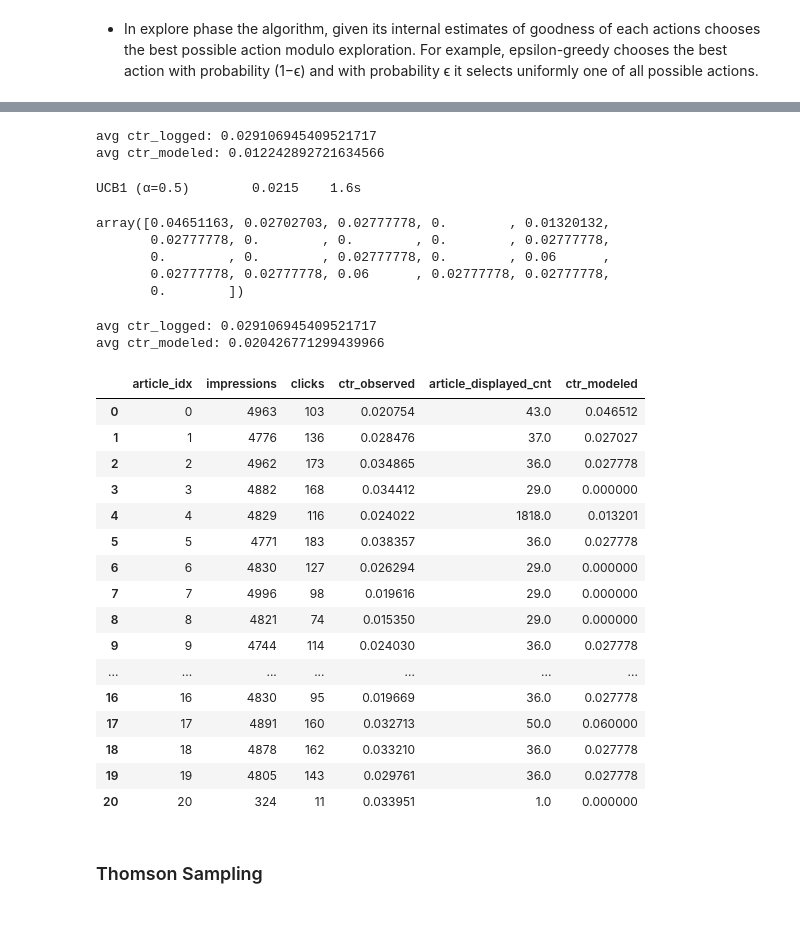
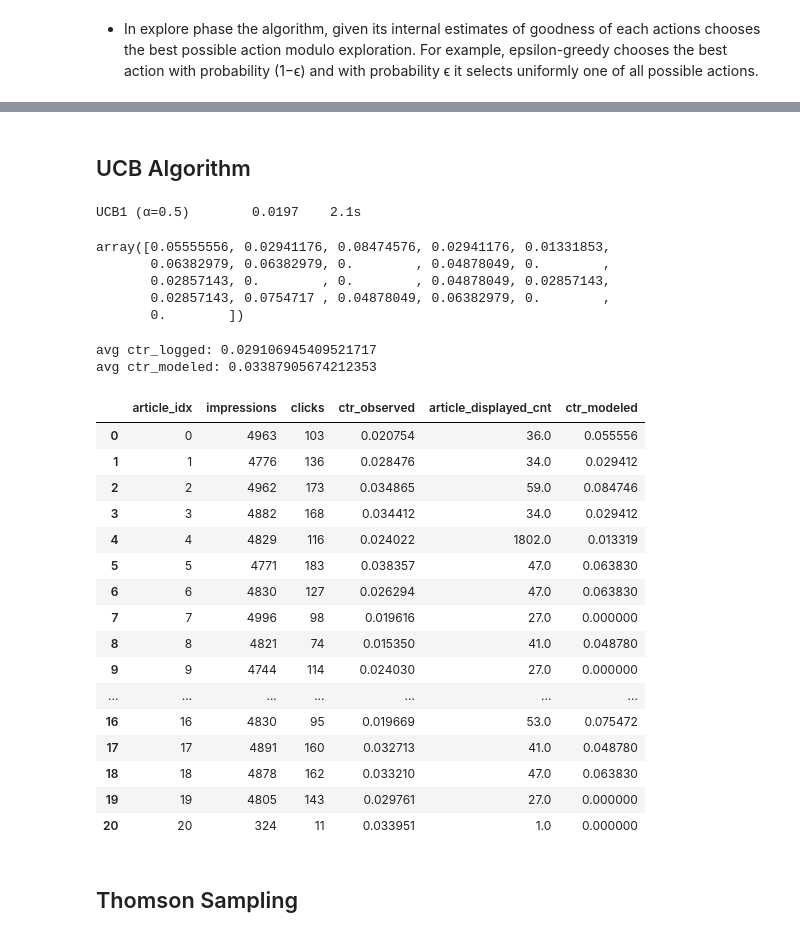
Before and after one commit to ankit-kothari/Data-Science-Journey, a Jupyter notebook: Recommendations/recommendation_kmeans/contextual_bandit.ipynb, the cells around one changed output, grey strips where cells are left out. Cells and saved outputs as stored; diff of their text form; code cells hidden in the pictures.

```diff
--- a/Recommendations/contextual_bandit.ipynb
+++ b/Recommendations/recommendation_kmeans/contextual_bandit.ipynb
@@ -427,3 +415,0 @@ epsilon_algo_data.head()
-# %%
-ctr_by_article = ctr_by_article.merge(epsilon_algo_data, on="article_idx", suffixes=("_logged", "_modeled"))
-ctr_by_article
@@ -448,15 +416,5 @@ ctr_by_article
-# %%
-print(f'avg ctr_logged: {ctr_by_article["ctr_observed"].mean()}')
-print(f'avg ctr_modeled: {ctr_by_article["ctr_modeled"].mean()}')
-# %% [output]
-avg ctr_logged: 0.029106945409521717
-avg ctr_modeled: 0.012242892721634566
-# %%
-def ucb(alpha,mean, N, n_j):
-  #mean: mean of the arm
-  #N: number of total pulls
-  #n_j: number of times the arm j has been pulled.
-  return mean + np.sqrt(alpha*np.log(N) / n_j)
+# %% [markdown]
+## UCB Algorithm
 # %%
 class Ucb1:
     def __init__(self, alpha):
@@ -507,39 +465,40 @@ ucb_algo = Ucb1(.5)
 _, deploy = evaluate(ucb_algo,learn_ratio=0.5)
 rnd_ctr = deploy[-1]
 # %% [output]
-UCB1 (α=0.5)        0.0215    1.6s
+UCB1 (α=0.5)        0.0197    2.1s
 # %%
 ucb_algo.q
 # %% [output]
-array([0.04651163, 0.02702703, 0.02777778, 0.        , 0.01320132,
-       0.02777778, 0.        , 0.        , 0.        , 0.02777778,
-       0.        , 0.        , 0.02777778, 0.        , 0.06      ,
-       0.02777778, 0.02777778, 0.06      , 0.02777778, 0.02777778,
+array([0.05555556, 0.02941176, 0.08474576, 0.02941176, 0.01331853,
+       0.06382979, 0.06382979, 0.        , 0.04878049, 0.        ,
+       0.02857143, 0.        , 0.        , 0.04878049, 0.02857143,
+       0.02857143, 0.0754717 , 0.04878049, 0.06382979, 0.        ,
        0.        ])
 # %%
-epsilon_analysis(ucb_algo, ctr_by_article)
+ucb_articlee_distribution = epsilon_analysis(ucb_algo, ctr_by_article)
+ucb_articlee_distribution
 # %% [output]
 avg ctr_logged: 0.029106945409521717
-avg ctr_modeled: 0.020426771299439966
+avg ctr_modeled: 0.03387905674212353
 |  | article_idx | impressions | clicks | ctr_observed | article_displayed_cnt | ctr_modeled |
-| 0 | 0 | 4963 | 103 | 0.020754 | 43.0 | 0.046512 |
-| 1 | 1 | 4776 | 136 | 0.028476 | 37.0 | 0.027027 |
-| 2 | 2 | 4962 | 173 | 0.034865 | 36.0 | 0.027778 |
-| 3 | 3 | 4882 | 168 | 0.034412 | 29.0 | 0.000000 |
-| 4 | 4 | 4829 | 116 | 0.024022 | 1818.0 | 0.013201 |
-| 5 | 5 | 4771 | 183 | 0.038357 | 36.0 | 0.027778 |
-| 6 | 6 | 4830 | 127 | 0.026294 | 29.0 | 0.000000 |
-| 7 | 7 | 4996 | 98 | 0.019616 | 29.0 | 0.000000 |
-| 8 | 8 | 4821 | 74 | 0.015350 | 29.0 | 0.000000 |
-| 9 | 9 | 4744 | 114 | 0.024030 | 36.0 | 0.027778 |
+| 0 | 0 | 4963 | 103 | 0.020754 | 36.0 | 0.055556 |
+| 1 | 1 | 4776 | 136 | 0.028476 | 34.0 | 0.029412 |
+| 2 | 2 | 4962 | 173 | 0.034865 | 59.0 | 0.084746 |
+| 3 | 3 | 4882 | 168 | 0.034412 | 34.0 | 0.029412 |
+| 4 | 4 | 4829 | 116 | 0.024022 | 1802.0 | 0.013319 |
+| 5 | 5 | 4771 | 183 | 0.038357 | 47.0 | 0.063830 |
+| 6 | 6 | 4830 | 127 | 0.026294 | 47.0 | 0.063830 |
+| 7 | 7 | 4996 | 98 | 0.019616 | 27.0 | 0.000000 |
+| 8 | 8 | 4821 | 74 | 0.015350 | 41.0 | 0.048780 |
+| 9 | 9 | 4744 | 114 | 0.024030 | 27.0 | 0.000000 |
 | ... | ... | ... | ... | ... | ... | ... |
-| 16 | 16 | 4830 | 95 | 0.019669 | 36.0 | 0.027778 |
-| 17 | 17 | 4891 | 160 | 0.032713 | 50.0 | 0.060000 |
-| 18 | 18 | 4878 | 162 | 0.033210 | 36.0 | 0.027778 |
-| 19 | 19 | 4805 | 143 | 0.029761 | 36.0 | 0.027778 |
+| 16 | 16 | 4830 | 95 | 0.019669 | 53.0 | 0.075472 |
+| 17 | 17 | 4891 | 160 | 0.032713 | 41.0 | 0.048780 |
+| 18 | 18 | 4878 | 162 | 0.033210 | 47.0 | 0.063830 |
+| 19 | 19 | 4805 | 143 | 0.029761 | 27.0 | 0.000000 |
 | 20 | 20 | 324 | 11 | 0.033951 | 1.0 | 0.000000 |
 # %% [markdown]
-### Thomson Sampling
+## Thomson Sampling
 # %%
 class thomsonSampling:
     def __init__(self, success, failure):
```
Also changed, not shown: parts of 18 cells of this notebook.
